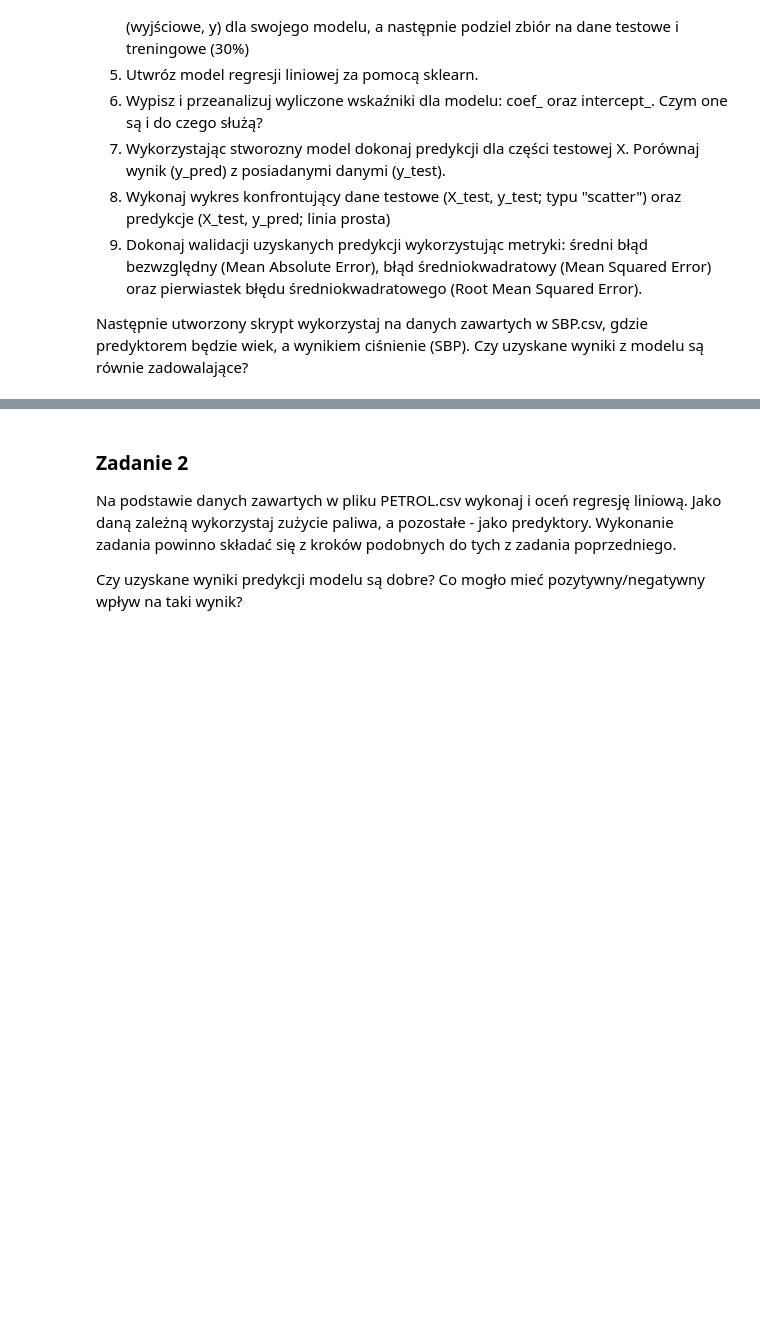
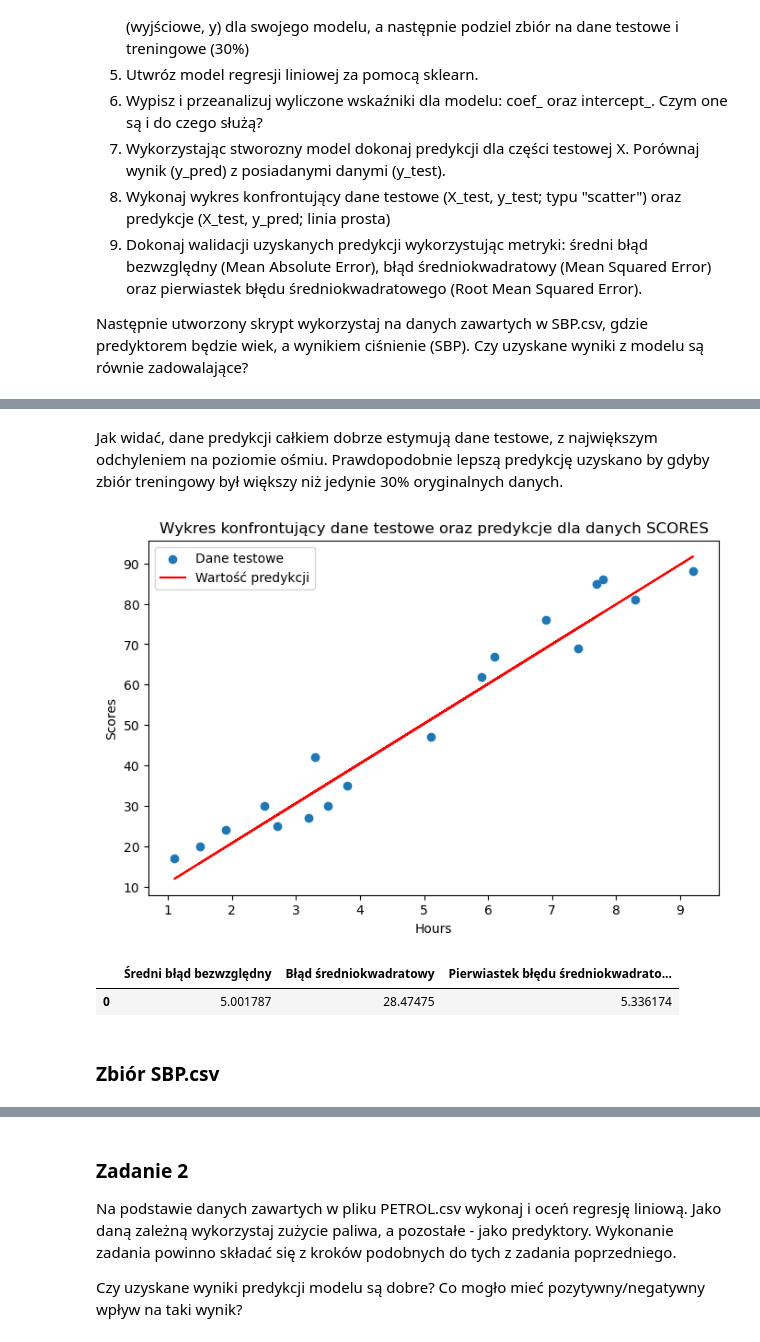
Before and after one commit to Michal-Szmuksta-AGH/Michal_Szmuksta, a Jupyter notebook: L7_Michał_Szmuksta/Modele Liniowe - zadania.ipynb, the cells around one changed output, grey strips where cells are left out. Saved outputs shown, nothing was run; the diff lists cells and outputs as text; code cells hidden in the pictures; blank space fills up the shorter version.

```diff
--- a/L7_Michał_Szmuksta/Modele Liniowe - zadania.ipynb
+++ b/L7_Michał_Szmuksta/Modele Liniowe - zadania.ipynb
@@ -41,0 +86,6 @@ Następnie utworzony skrypt wykorzystaj na danych zawartych w SBP.csv, gdzie pre
+# %%
+# 4. Podział na dane zależne, dane niezależne, zbiory testowe oraz treningowe
+
+x = Scores[['Hours']]
+y = Scores[['Scores']]
+X_train, X_test, y_train, y_test = train_test_split(x, y, train_size=0.3, random_state=0)
@@ -41,0 +110,8 @@ Następnie utworzony skrypt wykorzystaj na danych zawartych w SBP.csv, gdzie pre
+# %%
+# 7. Dokonanie predykcji dla części testowej i porównanie jej z posiadanymi danymi
+
+y_pred = regr.predict(X_test)
+Df = pd.DataFrame({'Wynik predykcji': y_pred.squeeze(),
+                   'Właściwe dane': y_test.to_numpy().squeeze(),
+                   'Moduł z różnicy': np.abs(y_pred - y_test.to_numpy()).squeeze()})
+Df
@@ -41,0 +136,31 @@ Następnie utworzony skrypt wykorzystaj na danych zawartych w SBP.csv, gdzie pre
+# %% [markdown]
+Jak widać, dane predykcji całkiem dobrze estymują dane testowe, z największym odchyleniem na poziomie ośmiu. Prawdopodobnie lepszą predykcję uzyskano by gdyby zbiór treningowy był większy niż jedynie 30% oryginalnych danych.
+# %%
+# 8. Wykonanie wykresu konfrontującego dane testowe z ich predykcjami na podstawie regresji liniowej
+
+fig, ax = plt.subplots(figsize=(8, 5))
+plt.scatter(X_test, y_test.to_numpy())
+plt.plot(X_test, y_pred, 'r')
+ax.set_xlabel('Hours')
+ax.set_ylabel('Scores')
+ax.set_title('Wykres konfrontujący dane testowe oraz predykcje dla danych SCORES')
+ax.legend(['Dane testowe', 'Wartość predykcji'])
+plt.show()
+# %% [output]
+[figure, added]
+# %%
+# 9. Dokonanie walidacji uzyskanych predykcji wykorzystując trzy różne metryki
+
+mae = mean_absolute_error(y_test.to_numpy().squeeze(), y_pred.squeeze())
+mse = mean_squared_error(y_test.to_numpy().squeeze(), y_pred.squeeze())
+sqrmse = np.sqrt(mse)
+
+Df = pd.DataFrame({'Średni błąd bezwzględny': mae,
+                   'Błąd średniokwadratowy': mse,
+                   'Pierwiastek błędu średniokwadratowego': sqrmse}, index=[0])
+Df
+# %% [output]
+|  | Średni błąd bezwzględny | Błąd średniokwadratowy | Pierwiastek błędu średniokwadrato... |
+| 0 | 5.001787 | 28.47475 | 5.336174 |
+# %% [markdown]
+### Zbiór SBP.csv
```
Also changed, not shown: parts of 61 cells of this notebook, 3 other files.
